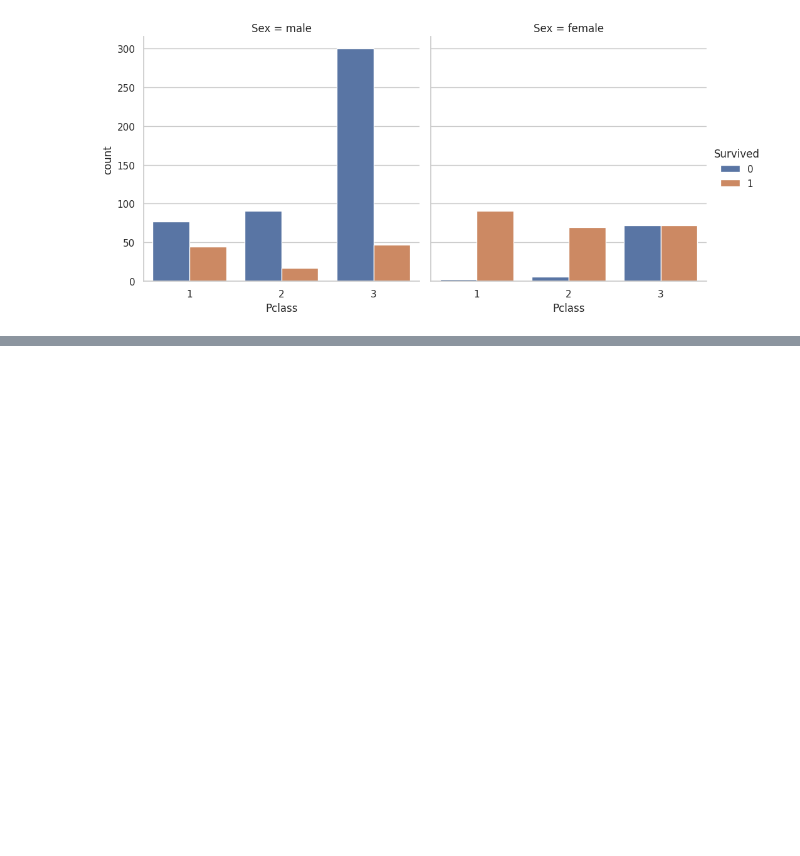
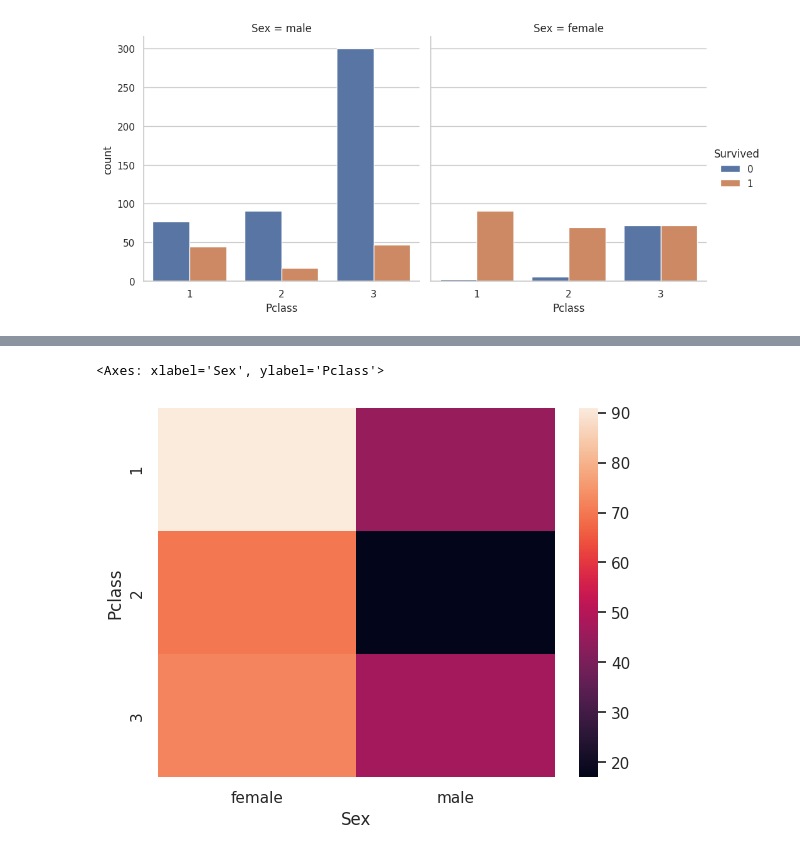
Before and after one commit to sunyoungmoon012/first-repository, a Jupyter notebook: 머신러닝_활용_데이터한눈에_시각화.ipynb, the cells around one changed output, grey strips where cells are left out. Saved outputs shown, nothing was run; the diff lists cells and outputs as text; code cells hidden in the pictures; blank space fills up the shorter version.

```diff
--- a/머신러닝_활용_데이터한눈에_시각화.ipynb
+++ b/머신러닝_활용_데이터한눈에_시각화.ipynb
@@ -159,3 +159,7 @@ sns.catplot(data=df, x='Pclass', hue='Survived', col='Sex', kind='count')
 # %% [output]
 <seaborn.axisgrid.FacetGrid at 0x...>
 [figure]
+# %%
+
+pivot = df.pivot_table(index='Pclass', columns='Sex', values='Survived', aggfunc='sum')
+pivot
@@ -161,0 +172,5 @@ sns.catplot(data=df, x='Pclass', hue='Survived', col='Sex', kind='count')
+# %%
+sns.heatmap(pivot)
+# %% [output]
+<Axes: xlabel='Sex', ylabel='Pclass'>
+[figure, added]
```
Also changed, not shown: parts of 1 cell of this notebook.
